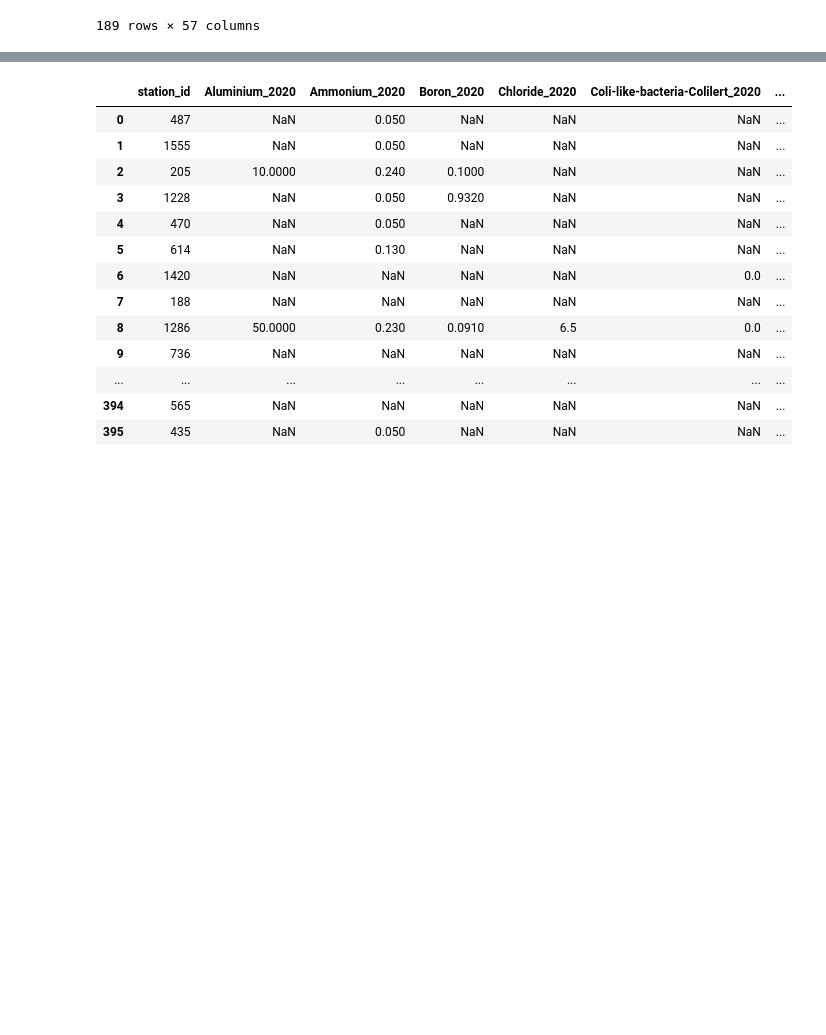
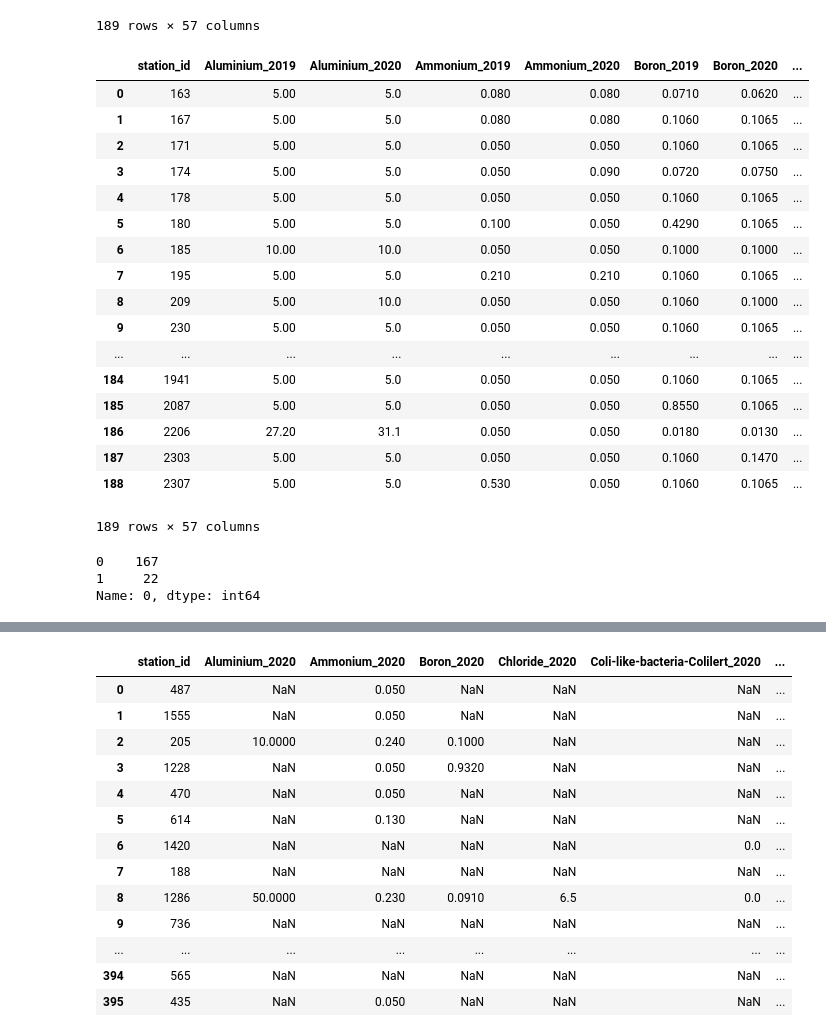
Before and after one commit to LauriKuresoo/WaterQuality, a Jupyter notebook: water-quality-checkpoint.ipynb, the cells around one changed output, grey strips where cells are left out. Saved outputs shown, nothing was run; the diff lists cells and outputs as text; code cells hidden in the pictures; blank space fills up the shorter version.

Commit message:
Different models, nan filled with medians

```diff
--- a/water-quality-checkpoint.ipynb
+++ b/water-quality-checkpoint.ipynb
@@ -207,3 +207,38 @@ outcome = svc(X_resampled, y_resampled, test_data_nan_mean)
 
 #compression_opts = dict(method='zip', archive_name='svm_svc_oversampled.csv')
 #outcome.to_csv('out.zip', compression = compression_opts)
+# %%
+def nan_to_median(train_data_nan_median,test_data_nan_median):
+    for col in train_data_nan_median.columns:
+        train_data_nan_median[col].fillna(value=train_data_nan_median[col].median(), inplace=True)
+    for col in test_data_nan_median.columns:
+        test_data_nan_median[col].fillna(value=test_data_nan_median[col].median(), inplace=True)
+
+    return (train_data_nan_median,test_data_nan_median)
+# %%
+train_data_nan_median = train_data.copy(deep=True)
+test_data_nan_median = test_data.copy(deep=True)
+
+medians = nan_to_median(train_data_nan_median,test_data_nan_median)
+train_data_nan_median = medians[0]
+test_data_nan_median = medians[1]
+test_data_nan_median
+# %% [output]
+|  | station_id | Aluminium_2019 | Aluminium_2020 | Ammonium_2019 | Ammonium_2020 | Boron_2019 | Boron_2020 | ... |
+| 0 | 163 | 5.00 | 5.0 | 0.080 | 0.080 | 0.0710 | 0.0620 | ... |
+| 1 | 167 | 5.00 | 5.0 | 0.080 | 0.080 | 0.1060 | 0.1065 | ... |
+| 2 | 171 | 5.00 | 5.0 | 0.050 | 0.050 | 0.1060 | 0.1065 | ... |
+| 3 | 174 | 5.00 | 5.0 | 0.050 | 0.090 | 0.0720 | 0.0750 | ... |
+| 4 | 178 | 5.00 | 5.0 | 0.050 | 0.050 | 0.1060 | 0.1065 | ... |
+| 5 | 180 | 5.00 | 5.0 | 0.100 | 0.050 | 0.4290 | 0.1065 | ... |
+| 6 | 185 | 10.00 | 10.0 | 0.050 | 0.050 | 0.1000 | 0.1000 | ... |
+| 7 | 195 | 5.00 | 5.0 | 0.210 | 0.210 | 0.1060 | 0.1065 | ... |
+| 8 | 209 | 5.00 | 10.0 | 0.050 | 0.050 | 0.1060 | 0.1000 | ... |
+| 9 | 230 | 5.00 | 5.0 | 0.050 | 0.050 | 0.1060 | 0.1065 | ... |
+| ... | ... | ... | ... | ... | ... | ... | ... | ... |
+| 184 | 1941 | 5.00 | 5.0 | 0.050 | 0.050 | 0.1060 | 0.1065 | ... |
+| 185 | 2087 | 5.00 | 5.0 | 0.050 | 0.050 | 0.8550 | 0.1065 | ... |
+| 186 | 2206 | 27.20 | 31.1 | 0.050 | 0.050 | 0.0180 | 0.0130 | ... |
+| 187 | 2303 | 5.00 | 5.0 | 0.050 | 0.050 | 0.1060 | 0.1470 | ... |
+| 188 | 2307 | 5.00 | 5.0 | 0.530 | 0.050 | 0.1060 | 0.1065 | ... |
+189 rows × 57 columns
@@ -222 +262,7 @@ compression_opts = dict(method='zip', archive_name='MLP_1.csv')
 outcome.to_csv('out.zip', compression = compression_opts)
+# %%
+outcome.iloc[:,1].value_counts()
+# %% [output]
+0    167
+1     22
+Name: 0, dtype: int64
```
Also changed, not shown: parts of 34 cells of this notebook, 3 other files.
